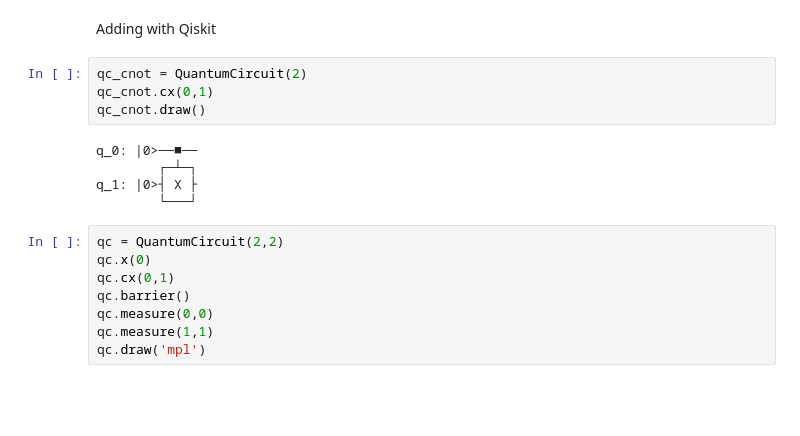
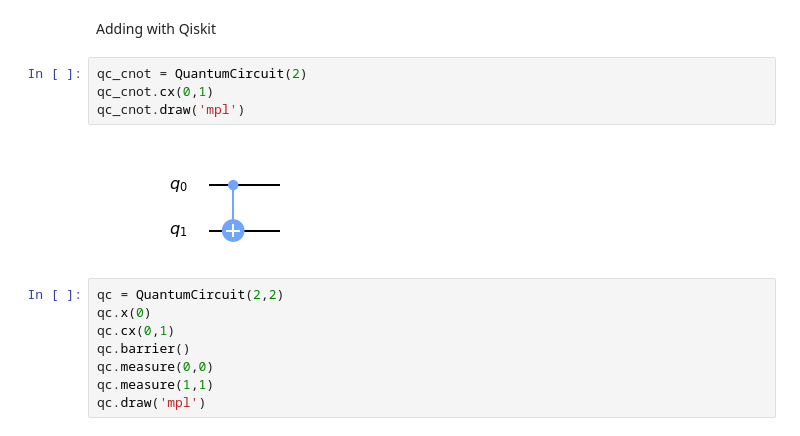
Before and after one commit to konkalaitzidis/Quantum-Computing-Programming, a Jupyter notebook: Qiskit/The-Atoms-of-Computation.ipynb, the cells around one changed output. Cells and saved outputs as stored; diff of their text form; blank space fills up the shorter version.

```diff
--- a/Qiskit/The-Atoms-of-Computation.ipynb
+++ b/Qiskit/The-Atoms-of-Computation.ipynb
@@ -96,12 +98,9 @@ Adding with Qiskit
 # %%
 qc_cnot = QuantumCircuit(2)
 qc_cnot.cx(0,1)
-qc_cnot.draw()
+qc_cnot.draw('mpl')
 # %% [output]
-q_0: |0>──■──
-        ┌─┴─┐
-q_1: |0>┤ X ├
-        └───┘
+[figure, added]
 # %%
 qc = QuantumCircuit(2,2)
 qc.x(0)
```
Also changed, not shown: parts of 3 cells of this notebook, 1 other file.
